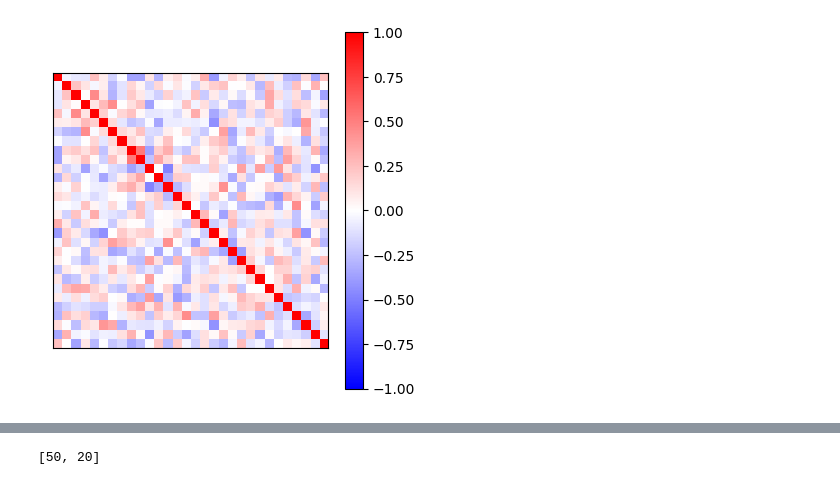
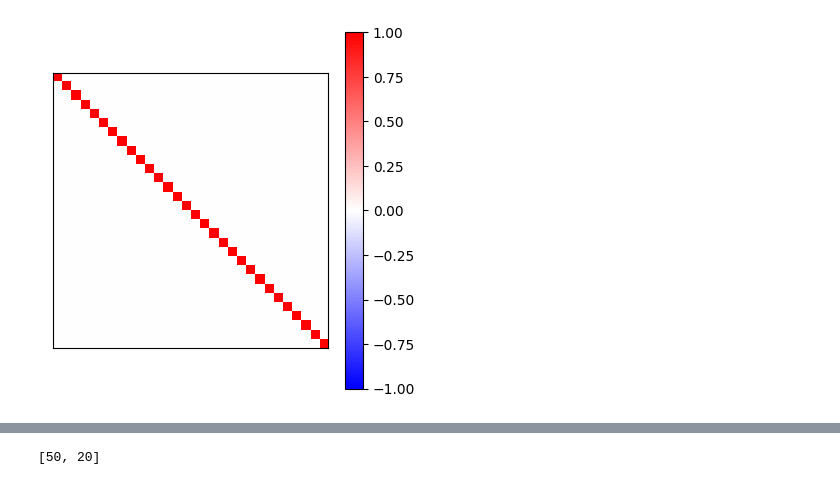
Before and after one commit to msh2481/LanguageTransfer, a Jupyter notebook: dictionary_learning.ipynb, the cells around one changed output, grey strips where cells are left out. Cells and saved outputs as stored; diff of their text form; code cells hidden in the pictures.

Commit message:
Refactored toy problem for autoencoders

```diff
--- a/dictionary_learning.ipynb
+++ b/dictionary_learning.ipynb
@@ -18,21 +21,31 @@ from einops import einops as ein
 # %%
-from utils import seed_everything
-
 seed_everything(42)
 
-hidden_dim = 30
-input_dim = 30
-# emb: Float[TT, "hidden_dim input_dim"] = t.cat([(-1) ** i * t.eye(input_dim) for i in range(2)], dim=0)
-emb: Float[TT, "hidden_dim input_dim"] = t.randn(hidden_dim, input_dim)
+n_samples = 10**4
+d_sparse = 30
+d_dense = 30
 
-emb_cos: Float[TT, "hidden_dim hidden_dim"] = F.cosine_similarity(emb[:, None], emb[None, :], dim=-1)
-assert emb_cos[3, 5] == F.cosine_similarity(emb[3], emb[5], dim=-1)
+dense, sparse, directions = toy_problem(
+    n_samples=n_samples,
+    d_sparse=d_sparse,
+    d_dense=d_dense,
+    ortho=True,
+    freq_decay=0.9,
+    nonzero_rate=2.0,
+)
+assert_type(directions, Float[TT, "d_sparse d_dense"])
+
+
+dir_cos: Float[TT, "d_sparse d_sparse"] = F.cosine_similarity(
+    directions[:, None], directions[None, :], dim=-1
+)
+assert dir_cos[3, 5] == F.cosine_similarity(directions[3], directions[5], dim=-1)
 plt.figure(figsize=(4, 4))
-plt.imshow(emb_cos, vmin=-1, vmax=1, cmap="bwr")
+plt.imshow(dir_cos, vmin=-1, vmax=1, cmap="bwr")
 plt.colorbar()
 plt.xticks([])
 plt.yticks([])
 plt.tight_layout()
 plt.show()
 # %% [output]
-[figure, old version]
+[figure, new version]
```
Also changed, not shown: parts of 3 cells of this notebook, 8 other files.
